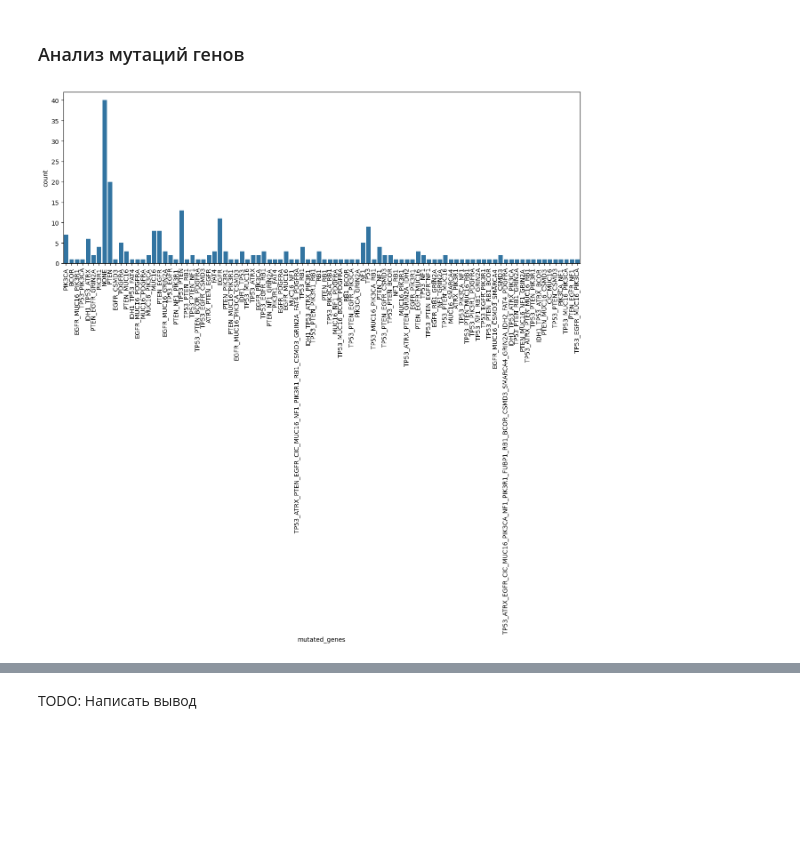
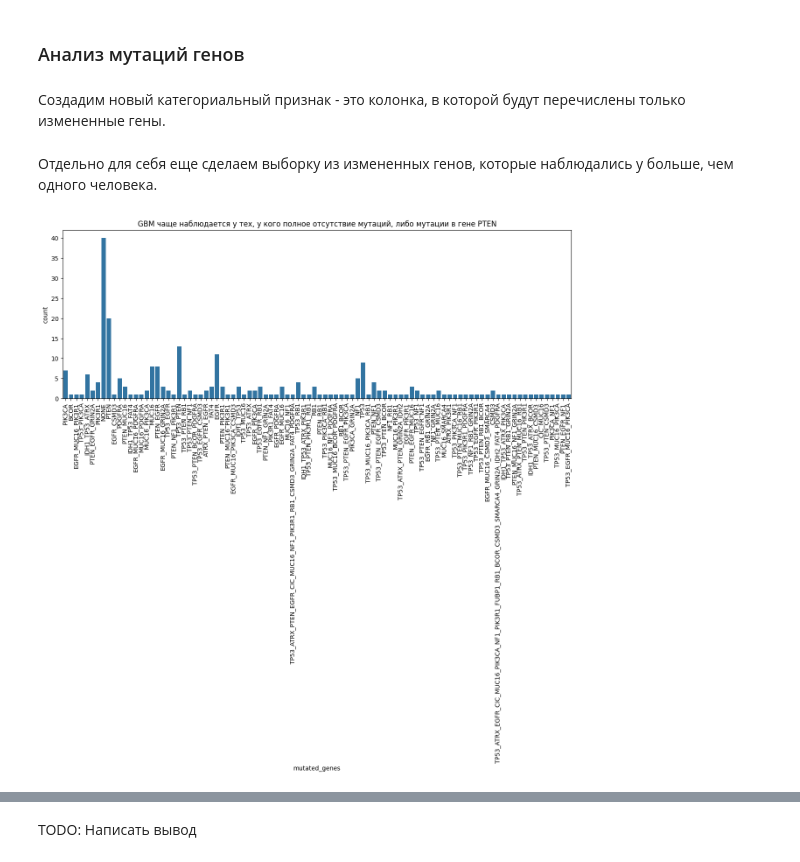
Before and after one commit to Red-Caesar/ML, a Jupyter notebook: Lab1/EDA.ipynb, the cells around one changed output, grey strips where cells are left out. Saved outputs shown, nothing was run; the diff lists cells and outputs as text; code cells hidden in the pictures; blank space fills up the shorter version.

```diff
--- a/Lab1/EDA.ipynb
+++ b/Lab1/EDA.ipynb
@@ -156,5 +164,7 @@ sns.histplot(data=train, x="Age_at_diagnosis", hue="Grade", bins=30);
 # %% [markdown]
 ### Анализ мутаций генов
+# %% [markdown]
+Создадим новый категориальный признак - это колонка, в которой будут перечислены только измененные гены.
 # %%
 genes = list(train.drop(columns=["Grade", "Gender", "Age_at_diagnosis", "Primary_Diagnosis", "Race"]).columns)
 assert len(genes) == 20
@@ -167,6 +177,8 @@ def get_mutated_features(row):
     return '_'.join(mutated_features) if mutated_features else 'NONE'
 
 train["mutated_genes"] = train.apply(get_mutated_features, axis=1)
+# %% [markdown]
+Отдельно для себя еще сделаем выборку из измененных генов, которые наблюдались у больше, чем одного человека.
 # %%
 DROP_NUMBER = 1
 cnt_mutated_genes = train.groupby(["mutated_genes", "Grade"])\
@@ -176,6 +188,7 @@ best_mutated_genes = cnt_mutated_genes[cnt_mutated_genes["cnt"] > DROP_NUMBER]
 # %%
 plt.figure(figsize=(15, 5))
 sns.countplot(data=train[train.Grade == "GBM"], x="mutated_genes");
+plt.title("GBM чаще наблюдается у тех, у кого полное отсутствие мутаций, либо мутации в гене PTEN")
 plt.xticks(rotation=90);
 # %% [output]
-[figure, old version]
+[figure, new version]
```
Also changed, not shown: parts of 17 cells of this notebook.
